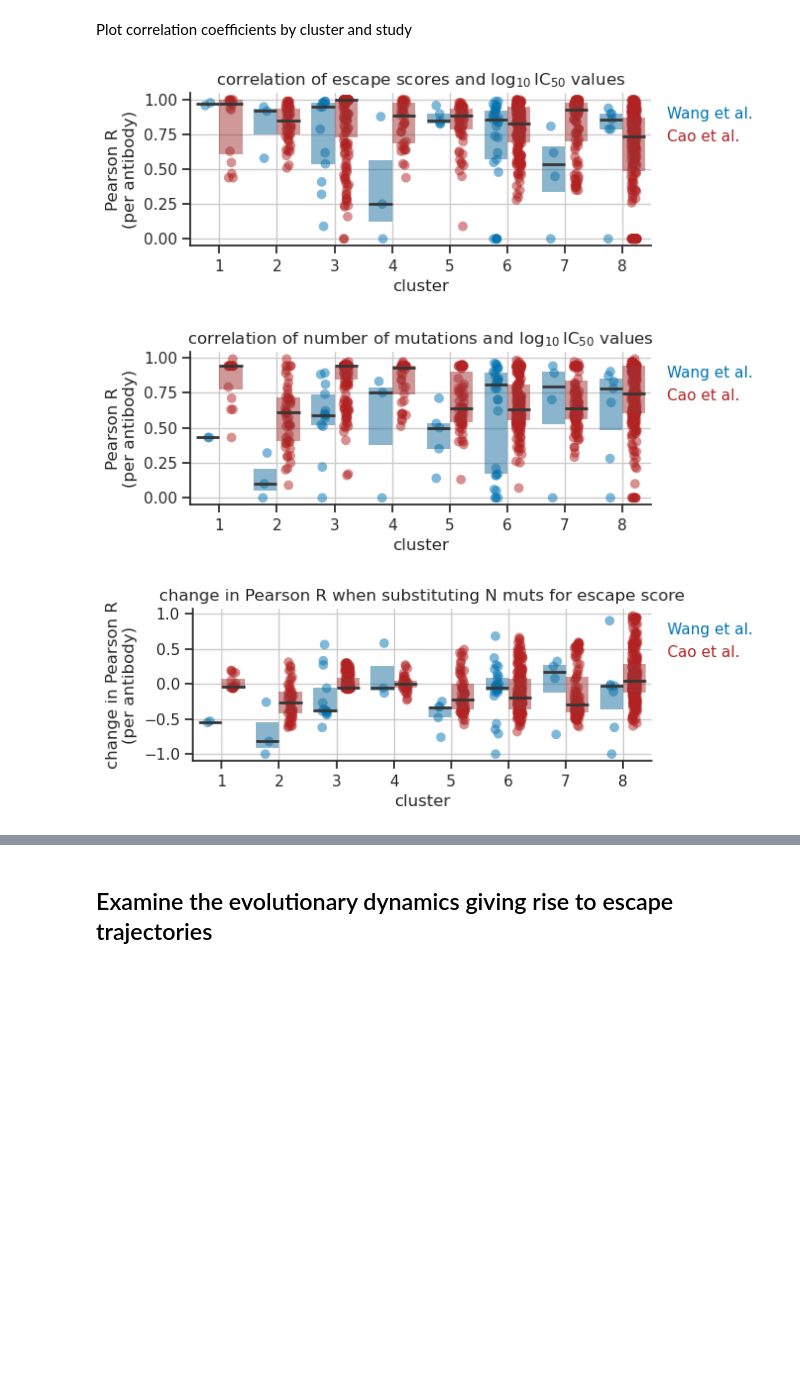
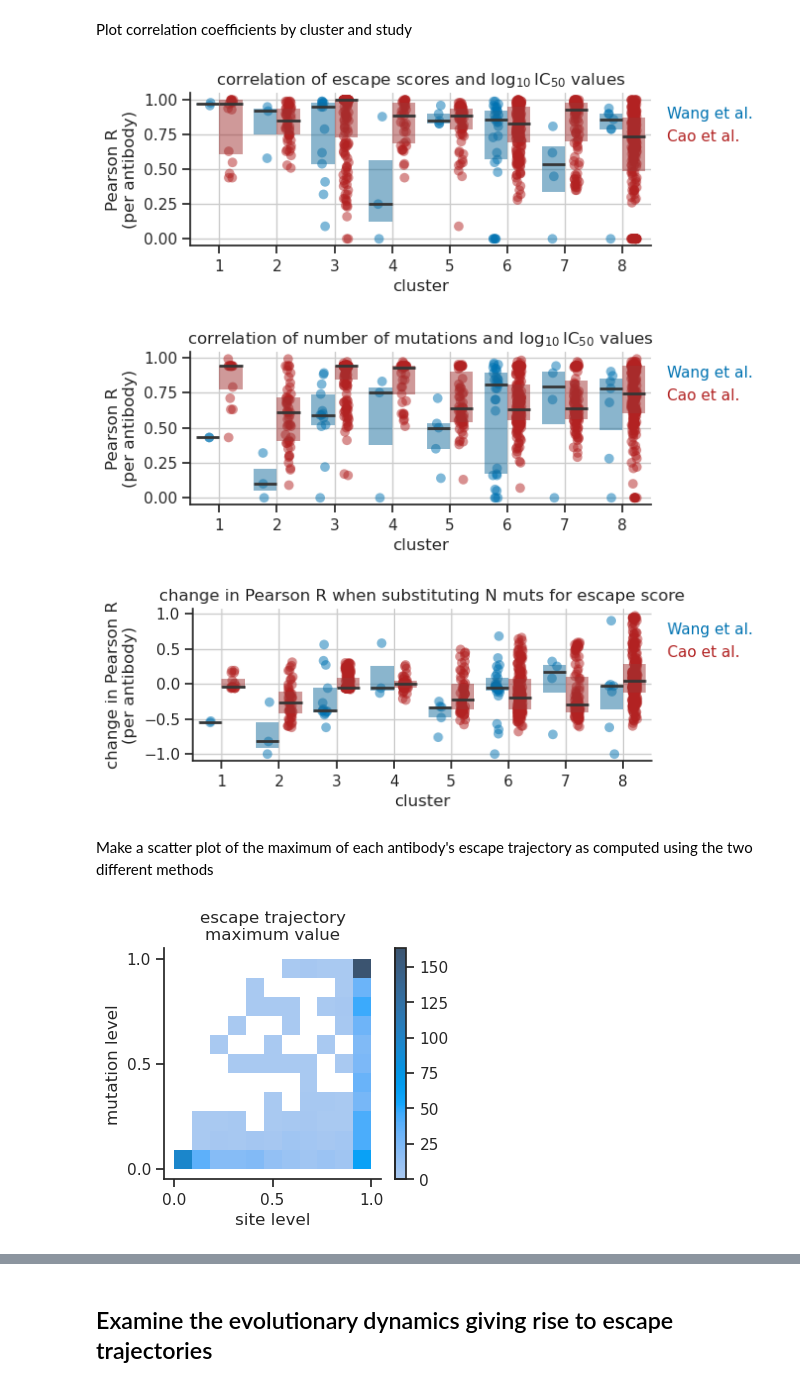
Before and after one commit to matsengrp/ncov-ab-escape, a Jupyter notebook: notebooks/analyze_escape_scores.ipynb, the cells around one changed output, grey strips where cells are left out. Drawn from its saved outputs; the diff is of its cells as text; code cells hidden in the pictures; blank space fills up the shorter version.

Commit message:
Add code to compare site- and mut-level approaches

```diff
--- a/notebooks/analyze_escape_scores.ipynb
+++ b/notebooks/analyze_escape_scores.ipynb
@@ -279,9 +279,11 @@ clade_freqs_dict = defaultdict(list)
 
 # For each window:
 # i) for each antibody, record the average escape score of all viruses within each window
-# ii) record the frequency of mutations at each site
+# ii) record the frequency of mutations at each site, and for a subset of specific mutations
 # iii) record the frequency of each clade
 mut_freq_dict = defaultdict(list)
+aa_mut_freq_dict = defaultdict(list)
+aa_muts_to_record = ['E484K', 'L452R', 'G446S', 'R346K']
 dfs = []
 for left_side_of_window in list_of_left_sides_of_windows:
 
@@ -311,6 +313,13 @@ for left_side_of_window in list_of_left_sides_of_windows:
         mut_freq_dict['mut_freq'].append(
             sum(data['all_aa_substitutions'].str.contains(r'\D{0}\D'.format(mut_site))) / len(data)
         )
+    for aa_mut in aa_muts_to_record:
+        aa_mut_freq_dict['time'].append(center_of_window-start_time)
+        aa_mut_freq_dict['year'].append(center_of_window)
+        aa_mut_freq_dict['mutation'].append(aa_mut)
+        aa_mut_freq_dict['mut_freq'].append(
+            sum(data['all_aa_substitutions'].str.contains(aa_mut)) / len(data)
+        )
 
     # ... also record clade frequencies
     clade_counts = (data['clade'].value_counts() + clade_zeros_series).fillna(0)
@@ -334,6 +343,7 @@ traj_df['wtd_escape_score'] = traj_df['mean_escape'] * traj_df['IC50_weight']
 
 # Complie the frequencies of mutations and clades over time
 mut_freq_df = pd.DataFrame(mut_freq_dict)
+aa_mut_freq_df = pd.DataFrame(aa_mut_freq_dict)
 clade_freqs_df = pd.DataFrame(clade_freqs_dict)
 # %% [markdown]
 Plot the change in escape score over time, averaged across all antibodies
@@ -1542,6 +1552,36 @@ for (title_var, corr_metric, lower_lim) in plot_vars:
     plt.savefig(f'../results/figures/validation_corr_{corr_metric}.png', dpi=300, bbox_inches='tight')
     plt.show()
 # %% [output]
-[figure, old version]
+[figure, new version]
-[figure, old version]
+[figure, new version]
-[figure, old version]
+[figure, new version]
+# %% [markdown]
+Make a scatter plot of the maximum of each antibody's escape trajectory as computed using the two different methods
+# %%
+data = traj_df.groupby('antibody', as_index=False)['mean_escape'].max()
+data['method'] = 'site'
+
+data2 = pd.read_csv('../results/traj_max_v2.csv')
+data2.head()
+
+abs_to_analyze = init_ic50s_df[init_ic50s_df['log_IC50'] < 0]['antibody'].unique()
+data = (
+    pd.concat([data, data2])
+    .pivot_table(index='antibody', columns='method', values='mean_escape')
+    .reset_index()
+    .query('antibody in @abs_to_analyze')
+)
+assert data.isnull().any().any() == False
+
+plt.figure(figsize=[3.5,3])
+sns.histplot(x='site', y='aa', data=data, cbar=True)
+plt.title('escape trajectory\nmaximum value')
+plt.xlabel('site level')
+plt.ylabel('mutation level')
+plt.xticks([0, 0.5, 1])
+plt.yticks([0, 0.5, 1])
+sns.despine()
+plt.savefig(f'../results/figures/mut_vs_site_max_traj.png', dpi=300, bbox_inches='tight')
+plt.show()
+# %% [output]
+[figure, added]
```
Also changed, not shown: parts of 12 cells of this notebook, 3 other files.
